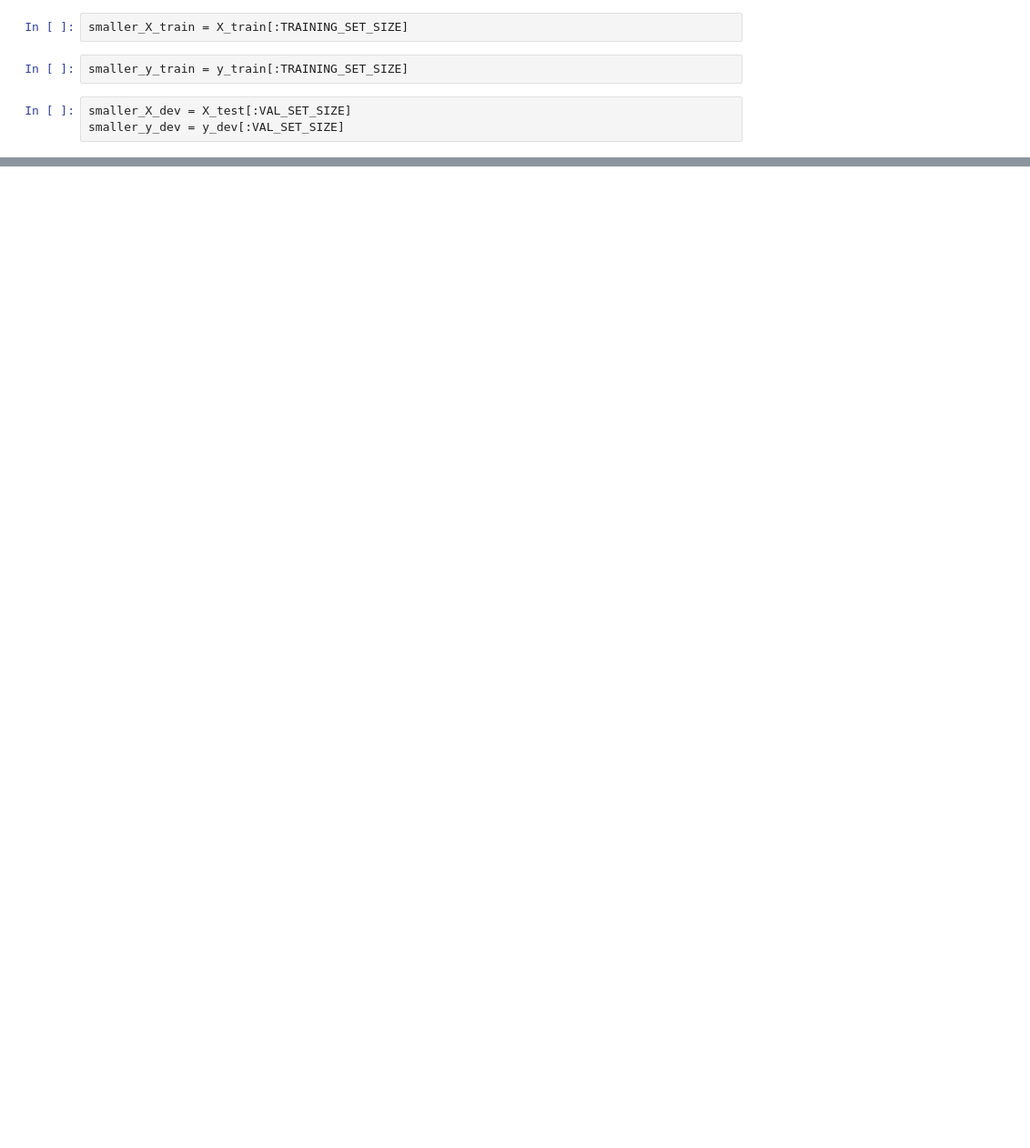
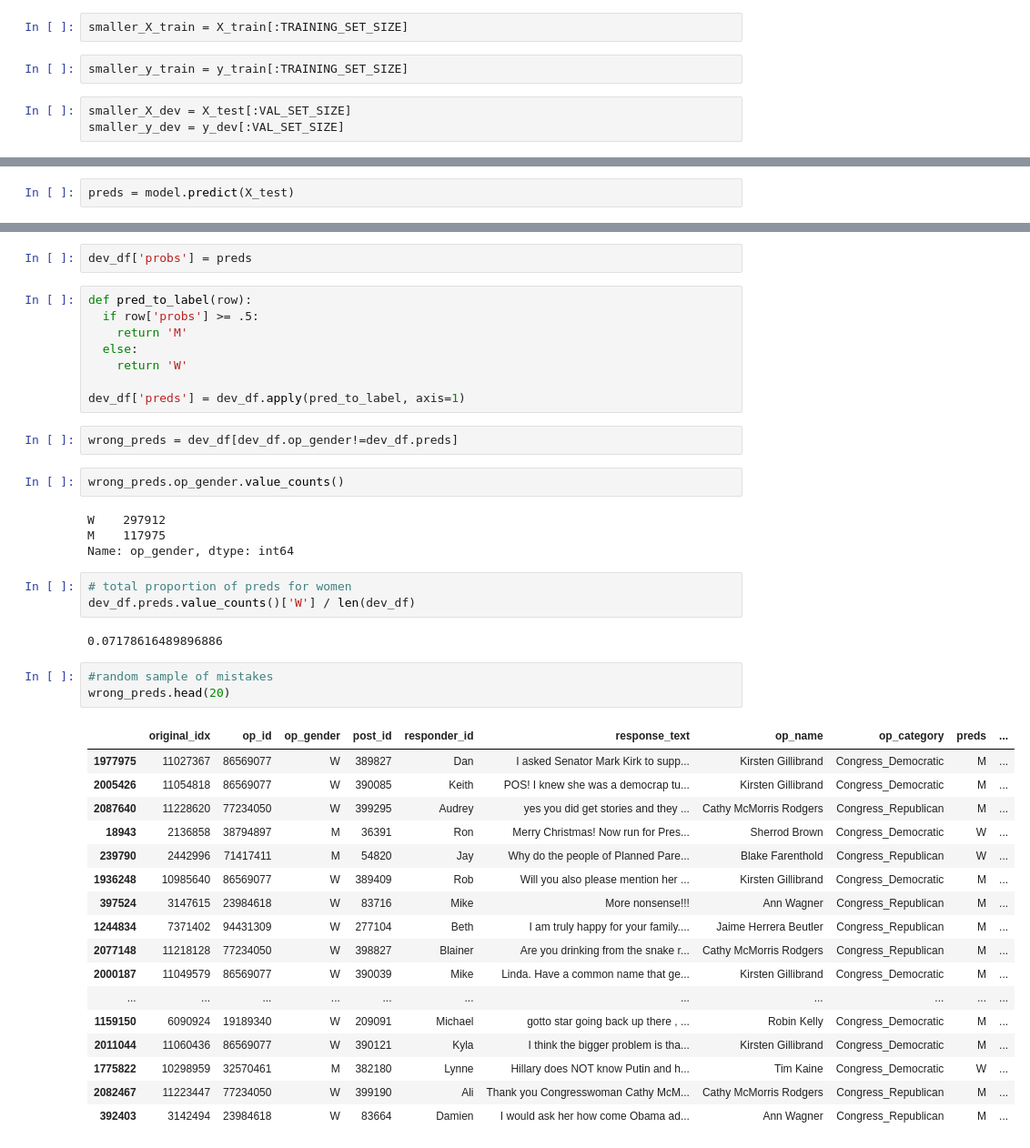
Before and after one commit to emrapport/w266-final-project, a Jupyter notebook: First_CNN_Attempt.ipynb, the cells around one changed output, grey strips where cells are left out. Shown at 91% size. Drawn from its saved outputs; the diff is of its cells as text; blank space fills up the shorter version.

Commit message:
posting this version just in case, but I think I can rerun and get better accuracy

```diff
--- a/First_CNN_Attempt.ipynb
+++ b/First_CNN_Attempt.ipynb
@@ -294 +315,3 @@ print("Testing Accuracy:  {:.4f}".format(accuracy))
 plot_model(history)
+# %%
+preds = model.predict(X_test)
@@ -294,0 +322,44 @@ plot_model(history)
+# %%
+dev_df['probs'] = preds
+# %%
+def pred_to_label(row):
+  if row['probs'] >= .5:
+    return 'M'
+  else:
+    return 'W'
+
+dev_df['preds'] = dev_df.apply(pred_to_label, axis=1)
+# %%
+wrong_preds = dev_df[dev_df.op_gender!=dev_df.preds]
+# %%
+wrong_preds.op_gender.value_counts()
+# %% [output]
+W    297912
+M    117975
+Name: op_gender, dtype: int64
+# %%
+# total proportion of preds for women
+dev_df.preds.value_counts()['W'] / len(dev_df)
+# %% [output]
+0.07178616489896886
+# %%
+#random sample of mistakes
+wrong_preds.head(20)
+# %% [output]
+|  | original_idx | op_id | op_gender | post_id | responder_id | response_text | op_name | op_category | preds | ... |
+| 1977975 | 11027367 | 86569077 | W | 389827 | Dan | I asked Senator Mark Kirk to supp... | Kirsten Gillibrand | Congress_Democratic | M | ... |
+| 2005426 | 11054818 | 86569077 | W | 390085 | Keith | POS! I knew she was a democrap tu... | Kirsten Gillibrand | Congress_Democratic | M | ... |
+| 2087640 | 11228620 | 77234050 | W | 399295 | Audrey | yes you did get stories and they ... | Cathy McMorris Rodgers | Congress_Republican | M | ... |
+| 18943 | 2136858 | 38794897 | M | 36391 | Ron | Merry Christmas! Now run for Pres... | Sherrod Brown | Congress_Democratic | W | ... |
+| 239790 | 2442996 | 71417411 | M | 54820 | Jay | Why do the people of Planned Pare... | Blake Farenthold | Congress_Republican | W | ... |
+| 1936248 | 10985640 | 86569077 | W | 389409 | Rob | Will you also please mention her ... | Kirsten Gillibrand | Congress_Democratic | M | ... |
+| 397524 | 3147615 | 23984618 | W | 83716 | Mike | More nonsense!!! | Ann Wagner | Congress_Republican | M | ... |
+| 1244834 | 7371402 | 94431309 | W | 277104 | Beth | I am truly happy for your family.... | Jaime Herrera Beutler | Congress_Republican | M | ... |
+| 2077148 | 11218128 | 77234050 | W | 398827 | Blainer | Are you drinking from the snake r... | Cathy McMorris Rodgers | Congress_Republican | M | ... |
+| 2000187 | 11049579 | 86569077 | W | 390039 | Mike | Linda. Have a common name that ge... | Kirsten Gillibrand | Congress_Democratic | M | ... |
+| ... | ... | ... | ... | ... | ... | ... | ... | ... | ... | ... |
+| 1159150 | 6090924 | 19189340 | W | 209091 | Michael | gotto star going back up there , ... | Robin Kelly | Congress_Democratic | M | ... |
+| 2011044 | 11060436 | 86569077 | W | 390121 | Kyla | I think the bigger problem is tha... | Kirsten Gillibrand | Congress_Democratic | M | ... |
+| 1775822 | 10298959 | 32570461 | M | 382180 | Lynne | Hillary does NOT know Putin and h... | Tim Kaine | Congress_Democratic | W | ... |
+| 2082467 | 11223447 | 77234050 | W | 399190 | Ali | Thank you Congresswoman Cathy McM... | Cathy McMorris Rodgers | Congress_Republican | M | ... |
+| 392403 | 3142494 | 23984618 | W | 83664 | Damien | I would ask her how come Obama ad... | Ann Wagner | Congress_Republican | M | ... |
```
Also changed, not shown: parts of 18 cells of this notebook.
